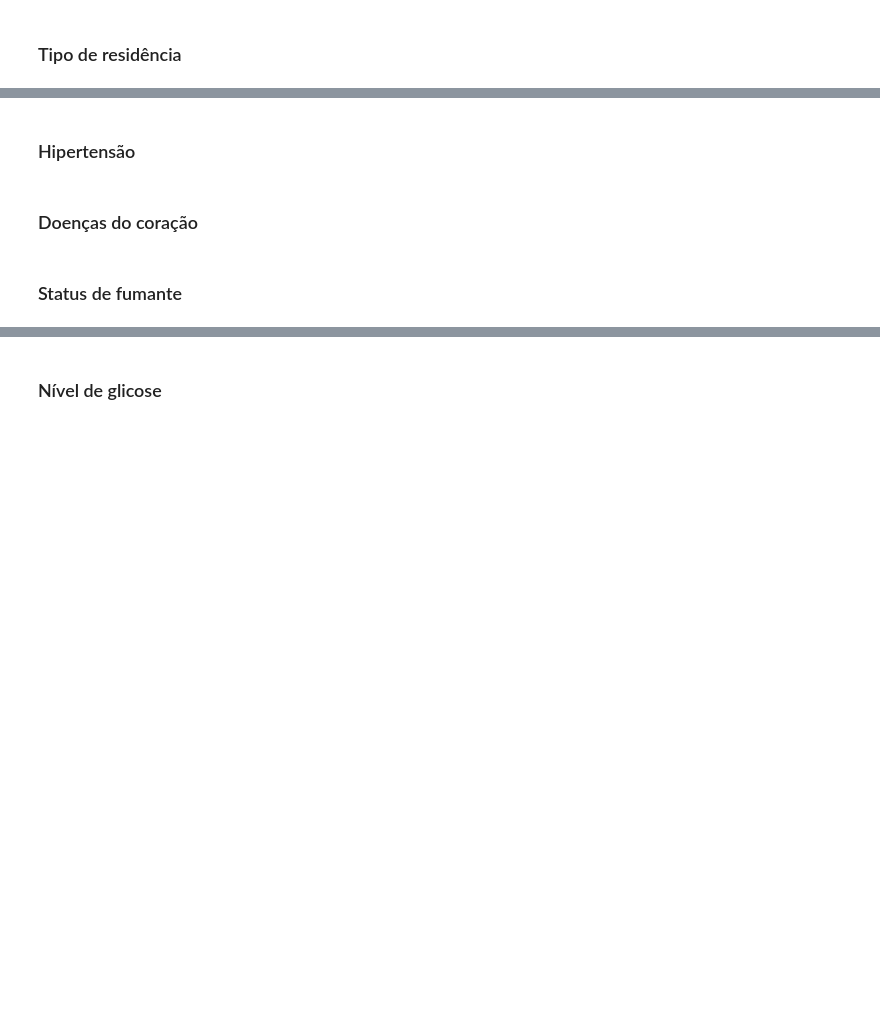
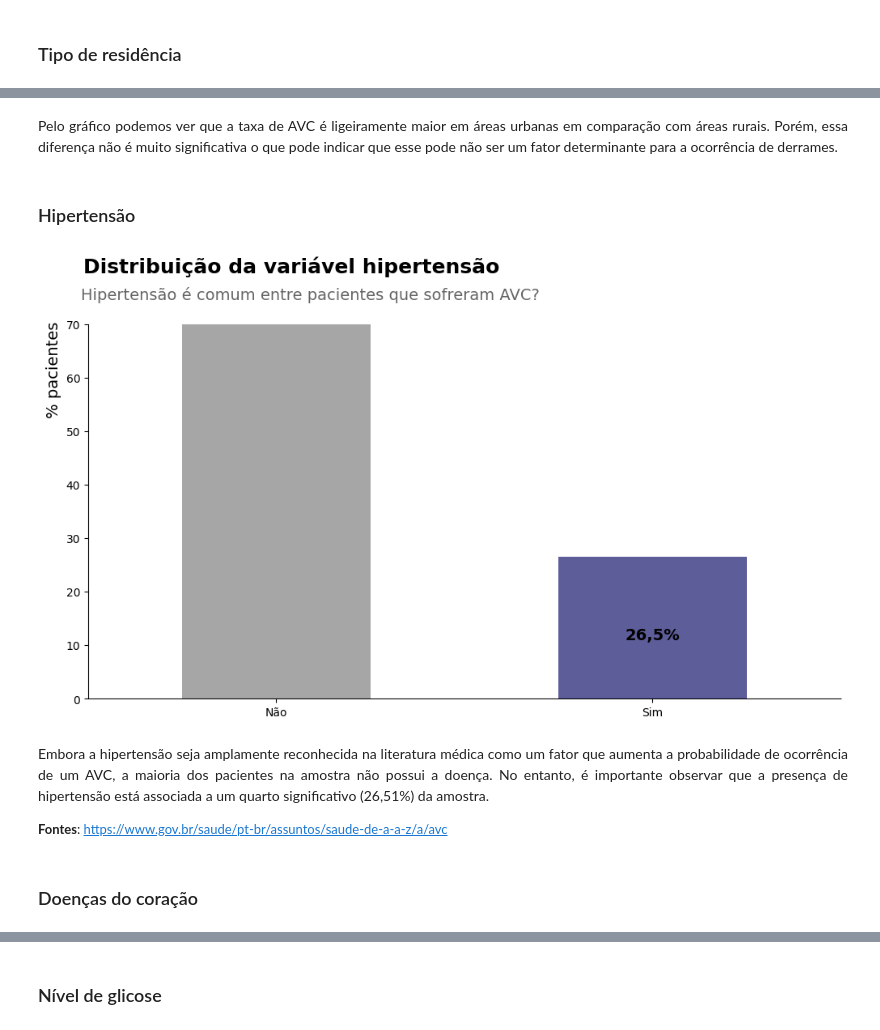
Before and after one commit to LilianeAquino/projeto_ML_coders_2023, a Jupyter notebook: binary_classification_stroke.ipynb, the cells around one changed output, grey strips where cells are left out. Drawn from its saved outputs; the diff is of its cells as text; code cells hidden in the pictures; blank space fills up the shorter version.

```diff
--- a/binary_classification_stroke.ipynb
+++ b/binary_classification_stroke.ipynb
@@ -349,6 +369,28 @@ plt.show()
+# %% [markdown]
+<p style='text-align: justify;'><font size=3.>Pelo gráfico podemos ver que a taxa de AVC é ligeiramente maior em áreas urbanas em comparação com áreas rurais. Porém, essa diferença não é muito significativa o que pode indicar que esse pode não ser um fator determinante para a ocorrência de derrames.</font></p>
 # %% [markdown]
 ### Hipertensão
+# %%
+suptitle = 'Distribuição da variável hipertensão'
+title = 'Hipertensão é comum entre pacientes que sofreram AVC?'
+colors=['#808080', '#191970']
+
+dist_freq = (avc['hypertension'].value_counts(normalize=True)*100).round(2).reset_index()
+dist_freq['hypertension'].plot.bar(width=0.5, alpha=0.7, figsize=(12, 6), rot=False, color=colors).spines[['top', 'right']].set_visible(False)
+
+plt.suptitle(suptitle, fontsize=18, y=1.02, horizontalalignment='left', x=0.12, color='black', weight='bold')
+plt.title(title, fontsize=14, color='#646464', y=1.05, loc='left', x=-0.01)
+plt.ylabel('% pacientes', fontsize=14, horizontalalignment='left', y=0.75)
+plt.ylim(0, 70)
+plt.grid(False)
+plt.text(1, 11, '26,5%', fontsize=14, weight='bold', horizontalalignment='center')
+plt.gca().set_xticklabels(['Não', 'Sim'])
+plt.show()
+# %% [output]
+[figure, added]
+# %% [markdown]
+<p style='text-align: justify;'><font size=3.>Embora a hipertensão seja amplamente reconhecida na literatura médica como um fator que aumenta a probabilidade de ocorrência de um AVC, a maioria dos pacientes na amostra não possui a doença. No entanto, é importante observar que a presença de hipertensão está associada a um quarto significativo (26,51%) da amostra.</font></p>
+
+<font size=2><b>Fontes</b>: https://www.gov.br/saude/pt-br/assuntos/saude-de-a-a-z/a/avc</font>
 # %% [markdown]
 ### Doenças do coração
-# %% [markdown]
-### Status de fumante
```
Also changed, not shown: parts of 32 cells of this notebook.
